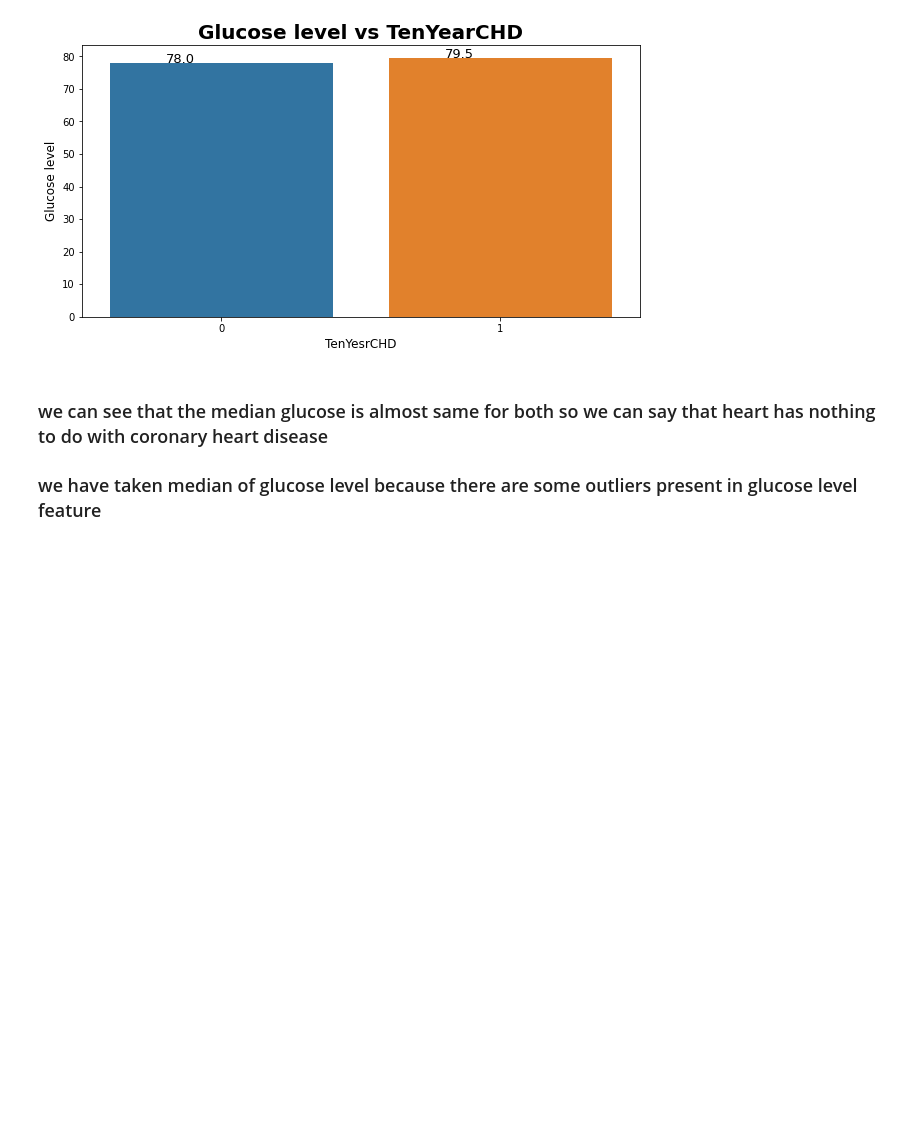
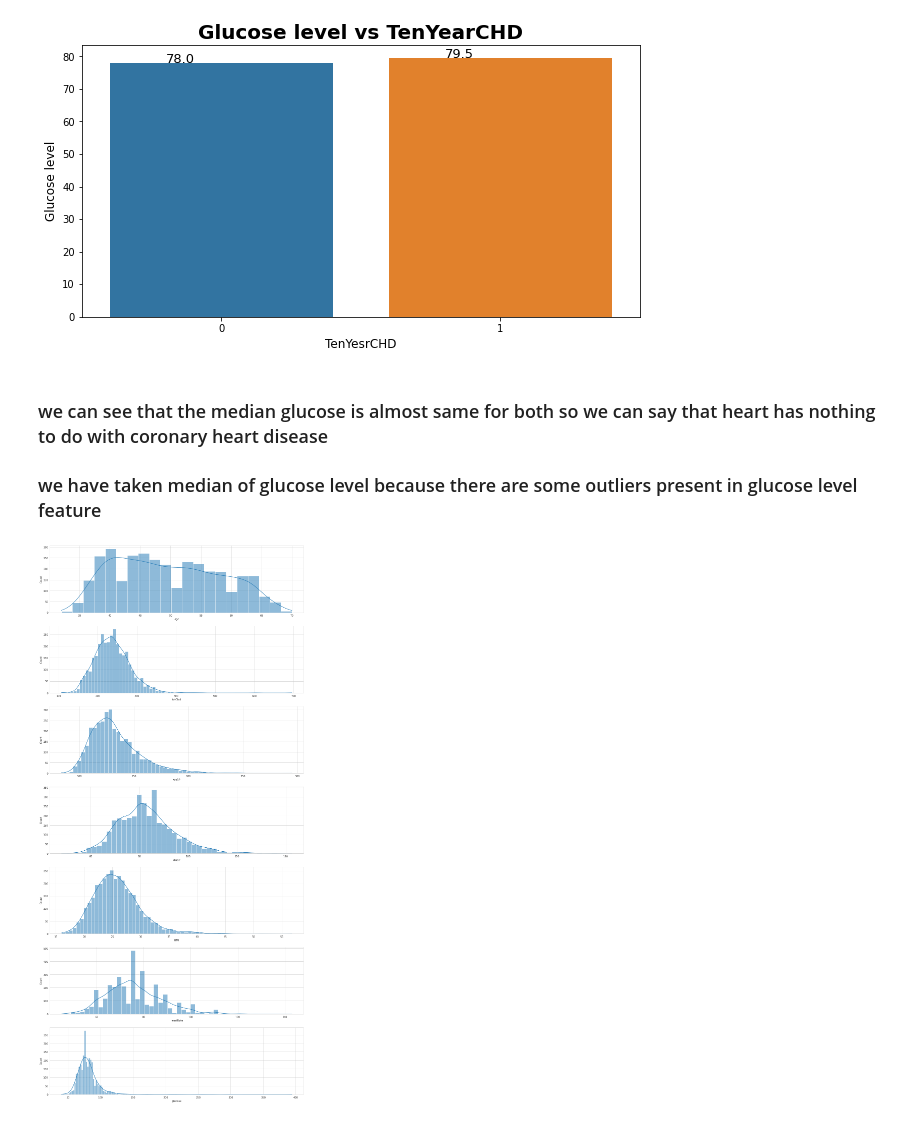
Before and after one commit to Kishan459/Cardiovascular-Rist-Prediction, a Jupyter notebook: Cardiovascular_Rist_Prediction.ipynb, the cells around one changed output. Cells and saved outputs as stored; diff of their text form; code cells hidden in the pictures; blank space fills up the shorter version.

```diff
--- a/Cardiovascular_Rist_Prediction.ipynb
+++ b/Cardiovascular_Rist_Prediction.ipynb
@@ -143,6 +146,9 @@ msn.matrix(df)
 # %% [markdown]
 ### we can se that some features have null values
 ### we will take care of this at the time of feature engineering.
+# %%
+categorical_columns = ['education','cigsPerDay','sex','is_smoking','BPMeds','prevalentStroke','prevalentHyp','diabetes','TenYearCHD']
+numerical_columns = ['age','totChol','sysBP','diaBP','BMI','heartRate','glucose']
 # %% [markdown]
 # Univariate Analysis
 # %% [markdown]
@@ -852,3 +858,18 @@ plt.show()
 # %% [markdown]
 ### we can see that the median glucose is almost same for both so we can say that heart has nothing to do with coronary heart disease
 ### we have taken median of glucose level because there are some outliers present in glucose level feature
+# %%
+# Creating a function to plot distribution of numerical columns
+def dist_plotting(columns):
+  ''' Returns subplots of histograms using seaborn '''
+  sns.set_style('whitegrid')
+  fig, axes = plt.subplots(len(columns) , figsize=(18,40))
+
+  plot_list = zip(list(range(0,len(columns)+1)), columns)
+
+  for i , column in plot_list:
+    sns.histplot(ax = axes[i], x = df[column], kde = True)
+# %%
+dist_plotting(numerical_columns)
+# %% [output]
+[figure, added]
```
Also changed, not shown: parts of 82 cells of this notebook.
